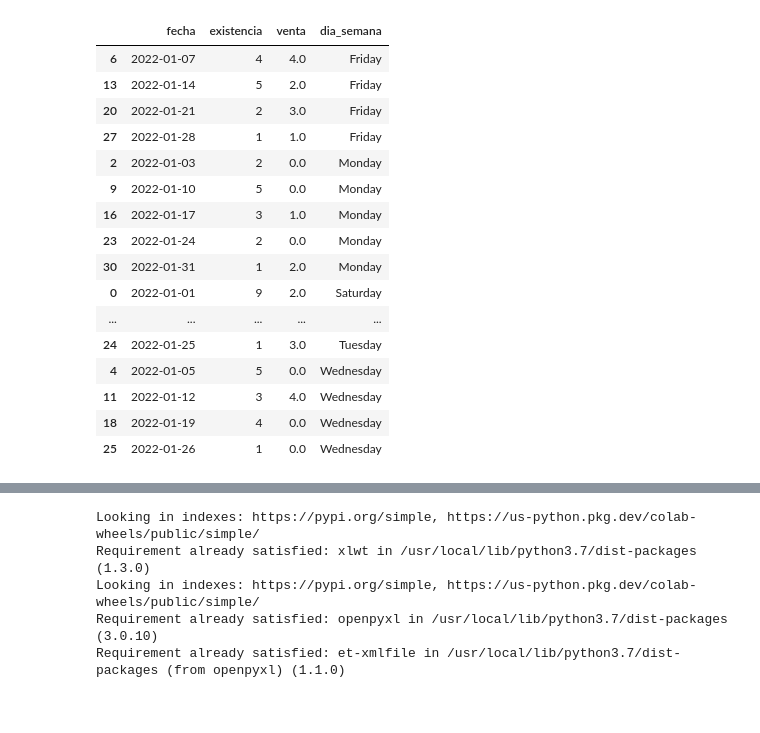
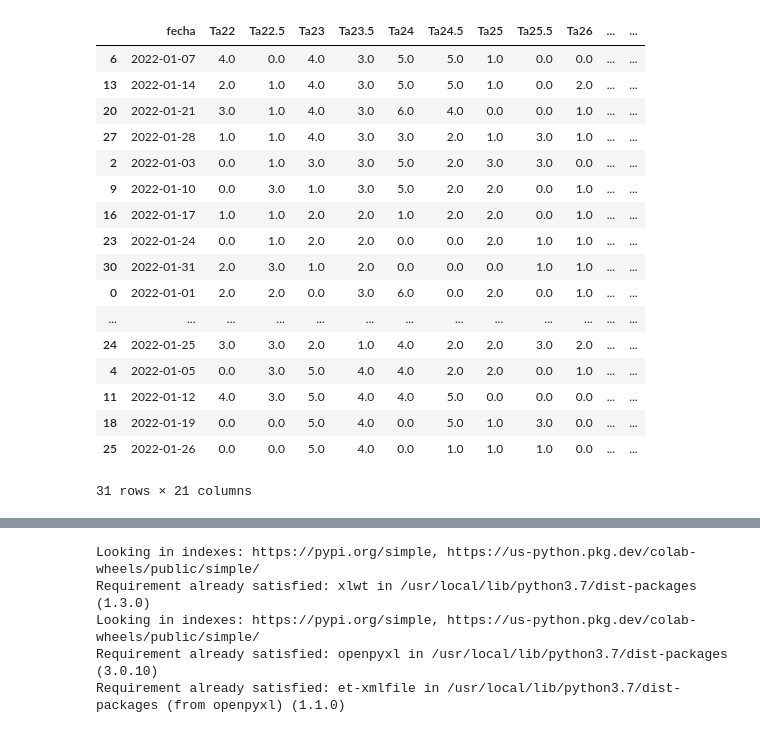
Before and after one commit to jcjimenezb123/PFM_PronosticoDemanda, a Jupyter notebook: RecontruccionVta.ipynb, the cells around one changed output, grey strips where cells are left out. Cells and saved outputs as stored; diff of their text form; code cells hidden in the pictures.

```diff
--- a/RecontruccionVta.ipynb
+++ b/RecontruccionVta.ipynb
@@ -4,9 +4,23 @@
 import pandas as pd
 import numpy as np
 # %%
-#se carga el excel con los datos de existencia y venta por dia
-df=pd.read_excel('Book1.xlsx',sheet_name='Datos', parse_dates=['fecha'],engine="openpyxl")
-df.info(memory_usage='deep')
+#se carga el excel con los datos de venta por dia por talla
+df_vta=pd.read_excel('Book1.xlsx',
+                 sheet_name='Sheet1',
+                 parse_dates=['fecha'],
+                 index_col = None, skiprows= 33, nrows= 31,
+                 usecols=range(0,10),
+                 engine="openpyxl")
+df_vta.info(memory_usage='deep')
+
+#se carga el excel con los datos de venta por dia por talla
+df_exi=pd.read_excel('Book1.xlsx',
+                 sheet_name='Sheet1',
+                 parse_dates=['Efecha'],
+                 index_col = None, skiprows= 67, nrows= 31,
+                 usecols=range(0,10),
+                 engine="openpyxl")
+df_exi.info(memory_usage='deep')
 # %% [output]
 <class 'pandas.core.frame.DataFrame'>
 RangeIndex: 31 entries, 0 to 30
@@ -29,0 +60,3 @@ df.head()
+# %%
+df= pd.concat([df_vta, df_exi], axis=1)
+df
@@ -30,4 +81,5 @@ df.head()
 # %%
 #Se cuentan los negados
-df[df['existencia']<=0].count()
+for col in df.columns[11:]:
+    print(col,len(df[df[col]<=0]))
 # %% [output]
@@ -38,5 +95,7 @@ dtype: int64
 # %%
 #los negados se ponen a null para ser estimados
-df['venta']=df.apply(lambda x: np.NAN if x['existencia'] == 0 else x['venta'],axis=1)
+for col in df.columns[1:10]:
+  df[col]=df.apply(lambda x: np.NAN if x['E'+col] <= 0 else x[col],axis=1)
+
 df.head(10)
 # %% [output]
@@ -87,24 +148,26 @@ df
 # %%
 df.interpolate(method='ffill', limit_direction='forward',inplace=True)
+df.interpolate(method='bfill', limit_direction='backward',inplace=True)
 df
 # %% [output]
-|  | fecha | existencia | venta | dia_semana |
-| 6 | 2022-01-07 | 4 | 4.0 | Friday |
-| 13 | 2022-01-14 | 5 | 2.0 | Friday |
-| 20 | 2022-01-21 | 2 | 3.0 | Friday |
-| 27 | 2022-01-28 | 1 | 1.0 | Friday |
-| 2 | 2022-01-03 | 2 | 0.0 | Monday |
-| 9 | 2022-01-10 | 5 | 0.0 | Monday |
-| 16 | 2022-01-17 | 3 | 1.0 | Monday |
-| 23 | 2022-01-24 | 2 | 0.0 | Monday |
-| 30 | 2022-01-31 | 1 | 2.0 | Monday |
-| 0 | 2022-01-01 | 9 | 2.0 | Saturday |
-| ... | ... | ... | ... | ... |
-| 24 | 2022-01-25 | 1 | 3.0 | Tuesday |
-| 4 | 2022-01-05 | 5 | 0.0 | Wednesday |
-| 11 | 2022-01-12 | 3 | 4.0 | Wednesday |
-| 18 | 2022-01-19 | 4 | 0.0 | Wednesday |
-| 25 | 2022-01-26 | 1 | 0.0 | Wednesday |
+|  | fecha | Ta22 | Ta22.5 | Ta23 | Ta23.5 | Ta24 | Ta24.5 | Ta25 | Ta25.5 | Ta26 | ... | ... |
+| 6 | 2022-01-07 | 4.0 | 0.0 | 4.0 | 3.0 | 5.0 | 5.0 | 1.0 | 0.0 | 0.0 | ... | ... |
+| 13 | 2022-01-14 | 2.0 | 1.0 | 4.0 | 3.0 | 5.0 | 5.0 | 1.0 | 0.0 | 2.0 | ... | ... |
+| 20 | 2022-01-21 | 3.0 | 1.0 | 4.0 | 3.0 | 6.0 | 4.0 | 0.0 | 0.0 | 1.0 | ... | ... |
+| 27 | 2022-01-28 | 1.0 | 1.0 | 4.0 | 3.0 | 3.0 | 2.0 | 1.0 | 3.0 | 1.0 | ... | ... |
+| 2 | 2022-01-03 | 0.0 | 1.0 | 3.0 | 3.0 | 5.0 | 2.0 | 3.0 | 3.0 | 0.0 | ... | ... |
+| 9 | 2022-01-10 | 0.0 | 3.0 | 1.0 | 3.0 | 5.0 | 2.0 | 2.0 | 0.0 | 1.0 | ... | ... |
+| 16 | 2022-01-17 | 1.0 | 1.0 | 2.0 | 2.0 | 1.0 | 2.0 | 2.0 | 0.0 | 1.0 | ... | ... |
+| 23 | 2022-01-24 | 0.0 | 1.0 | 2.0 | 2.0 | 0.0 | 0.0 | 2.0 | 1.0 | 1.0 | ... | ... |
+| 30 | 2022-01-31 | 2.0 | 3.0 | 1.0 | 2.0 | 0.0 | 0.0 | 0.0 | 1.0 | 1.0 | ... | ... |
+| 0 | 2022-01-01 | 2.0 | 2.0 | 0.0 | 3.0 | 6.0 | 0.0 | 2.0 | 0.0 | 1.0 | ... | ... |
+| ... | ... | ... | ... | ... | ... | ... | ... | ... | ... | ... | ... | ... |
+| 24 | 2022-01-25 | 3.0 | 3.0 | 2.0 | 1.0 | 4.0 | 2.0 | 2.0 | 3.0 | 2.0 | ... | ... |
+| 4 | 2022-01-05 | 0.0 | 3.0 | 5.0 | 4.0 | 4.0 | 2.0 | 2.0 | 0.0 | 1.0 | ... | ... |
+| 11 | 2022-01-12 | 4.0 | 3.0 | 5.0 | 4.0 | 4.0 | 5.0 | 0.0 | 0.0 | 0.0 | ... | ... |
+| 18 | 2022-01-19 | 0.0 | 0.0 | 5.0 | 4.0 | 0.0 | 5.0 | 1.0 | 3.0 | 0.0 | ... | ... |
+| 25 | 2022-01-26 | 0.0 | 0.0 | 5.0 | 4.0 | 0.0 | 1.0 | 1.0 | 1.0 | 0.0 | ... | ... |
+31 rows × 21 columns
 # %%
 df.sort_values(by=['fecha'],inplace=True)
 df
```
Also changed, not shown: parts of 10 cells of this notebook.
